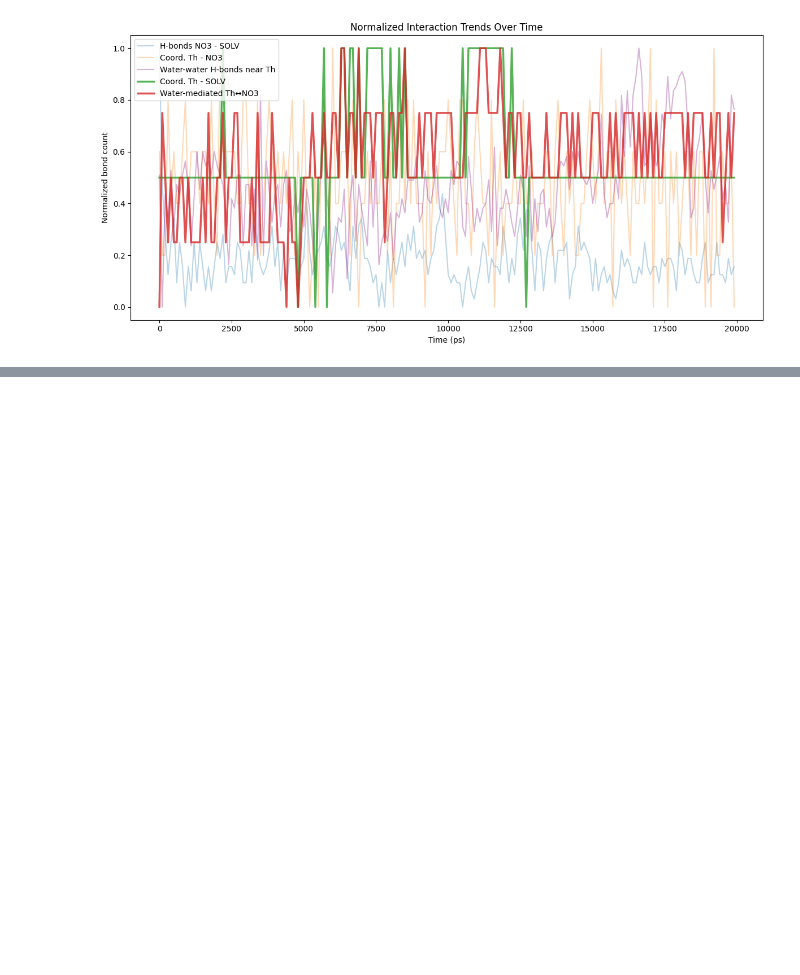
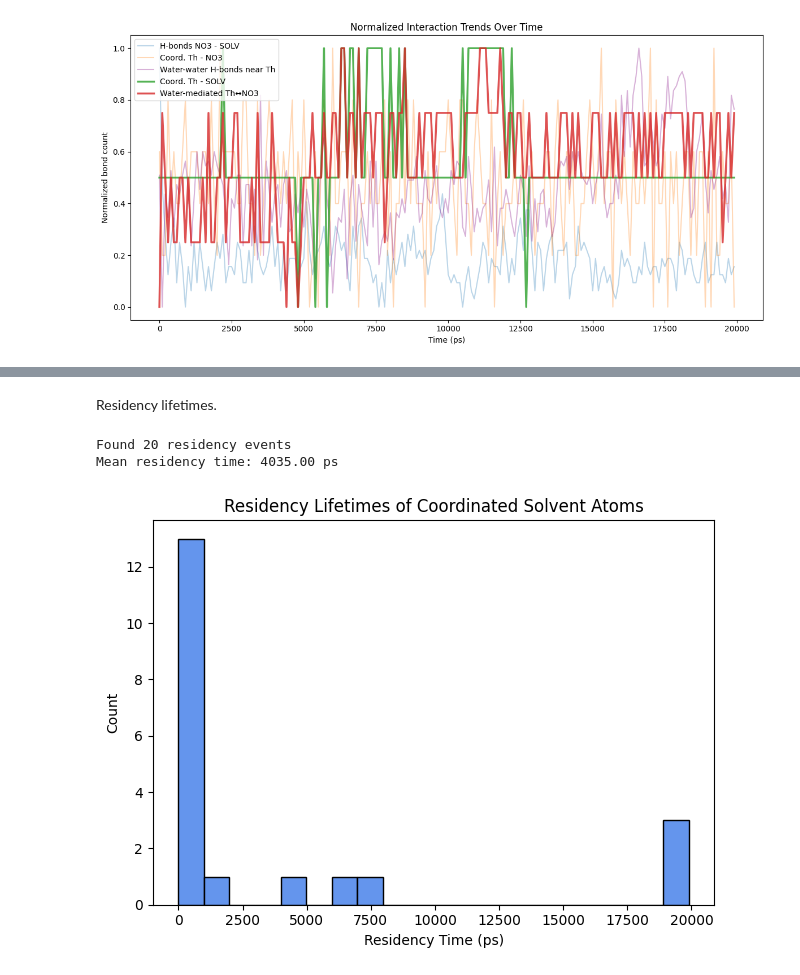
Before and after one commit to coreytaylorcompchem/comp_chem, a Jupyter notebook: md/01_Th_oligomerisation/2025-09-03_QMMM_Th_NaKLi_02_Li.ipynb, the cells around one changed output, grey strips where cells are left out. Cells and saved outputs as stored; diff of their text form; code cells hidden in the pictures; blank space fills up the shorter version.

```diff
--- a/md/01_Th_oligomerisation/2025-09-03_QMMM_Th_NaKLi_02_Li.ipynb
+++ b/md/01_Th_oligomerisation/2025-09-03_QMMM_Th_NaKLi_02_Li.ipynb
@@ -250,0 +294,20 @@ plt.show()
+# %% [markdown]
+Residency lifetimes.
+# %%
+lifetimes, residency_map = analyser.get_residency_lifetimes(segid_central="HETA", segid_partner="SOLV")
+print(f"Found {len(lifetimes)} residency events")
+print(f"Mean residency time: {np.mean(lifetimes):.2f} ps")
+
+# Optional histogram
+import matplotlib.pyplot as plt
+
+plt.hist(lifetimes, bins=20, color='cornflowerblue', edgecolor='black')
+plt.xlabel("Residency Time (ps)")
+plt.ylabel("Count")
+plt.title("Residency Lifetimes of Coordinated Solvent Atoms")
+plt.tight_layout()
+plt.show()
+# %% [output]
+Found 20 residency events
+Mean residency time: 4035.00 ps
+[figure, added]
```
Also changed, not shown: parts of 23 cells of this notebook, 3 other files.
